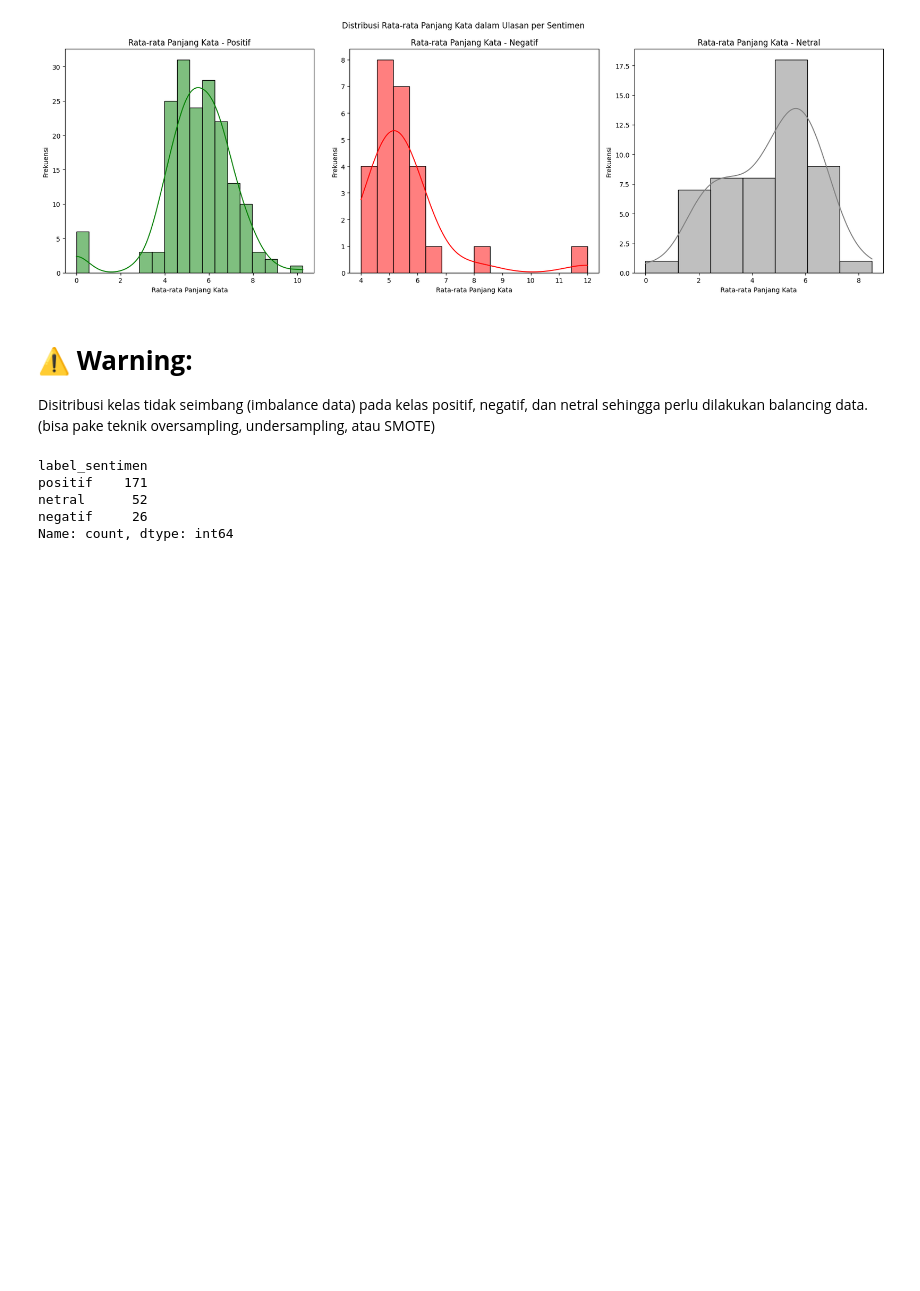
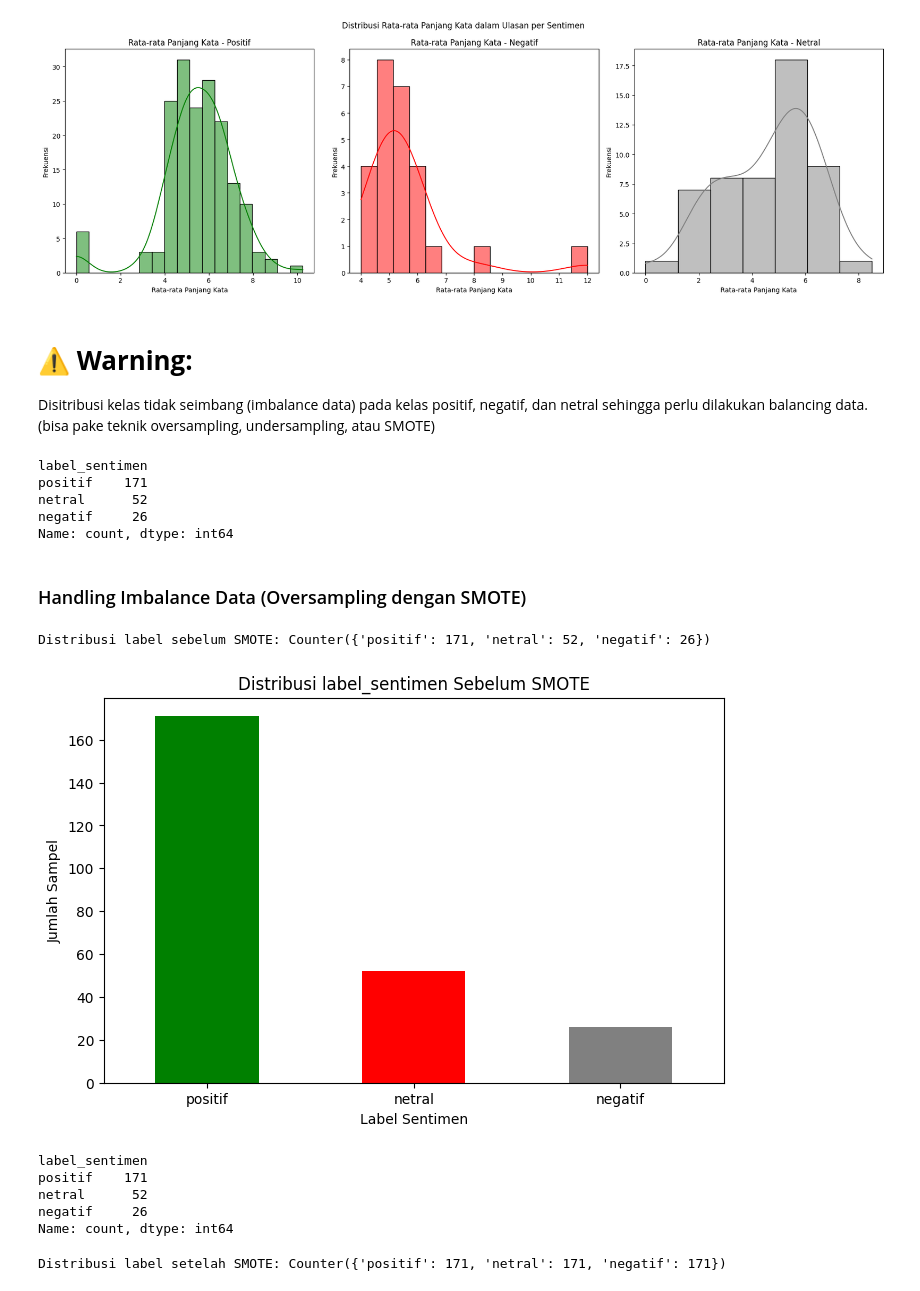
Before and after one commit to gbennnn/sentiment-analysis-aperti-bumn, a Jupyter notebook: src/preprocessing/UPer_Preprocessing&EDA.ipynb, the cells around one changed output. Drawn from its saved outputs; the diff is of its cells as text; code cells hidden in the pictures; blank space fills up the shorter version.

Commit message:
handling imbalance data universitas pertamina

```diff
--- a/src/preprocessing/UPer_Preprocessing&EDA.ipynb
+++ b/src/preprocessing/UPer_Preprocessing&EDA.ipynb
@@ -565,3 +565,5 @@ positif    171
 netral      52
 negatif     26
 Name: count, dtype: int64
+# %% [markdown]
+### Handling Imbalance Data (Oversampling dengan SMOTE)
@@ -567,0 +574,42 @@ Name: count, dtype: int64
+# %%
+# Gabungkan token menjadi string kalimat
+df['text'] = df['tokens'].apply(lambda x: " ".join(x))
+# %%
+# TF-IDF Vectorization
+vectorizer = TfidfVectorizer()
+X = vectorizer.fit_transform(df['text'])
+
+# Label
+y = df['label_sentimen']
+
+# Sebelum SMOTE
+print("Distribusi label sebelum SMOTE:", Counter(y))
+# %% [output]
+Distribusi label sebelum SMOTE: Counter({'positif': 171, 'netral': 52, 'negatif': 26})
+# %%
+# Visualisasi distribusi label_sentimen sebelum SMOTE
+plt.figure(figsize=(8, 5))
+y.value_counts().plot(kind='bar', color=['green', 'red', 'gray'])
+plt.title('Distribusi label_sentimen Sebelum SMOTE')
+plt.xlabel('Label Sentimen')
+plt.ylabel('Jumlah Sampel')
+plt.xticks(rotation=0)
+plt.show()
+
+y.value_counts()
+# %% [output]
+[figure, added]
+label_sentimen
+positif    171
+netral      52
+negatif     26
+Name: count, dtype: int64
+# %%
+# Terapkan SMOTE
+smote = SMOTE(random_state=42)
+X_resampled, y_resampled = smote.fit_resample(X, y)
+
+# Setelah SMOTE
+print("Distribusi label setelah SMOTE:", Counter(y_resampled))
+# %% [output]
+Distribusi label setelah SMOTE: Counter({'positif': 171, 'netral': 171, 'negatif': 171})
```
Also changed, not shown: parts of 10 cells of this notebook, 1 other file.
